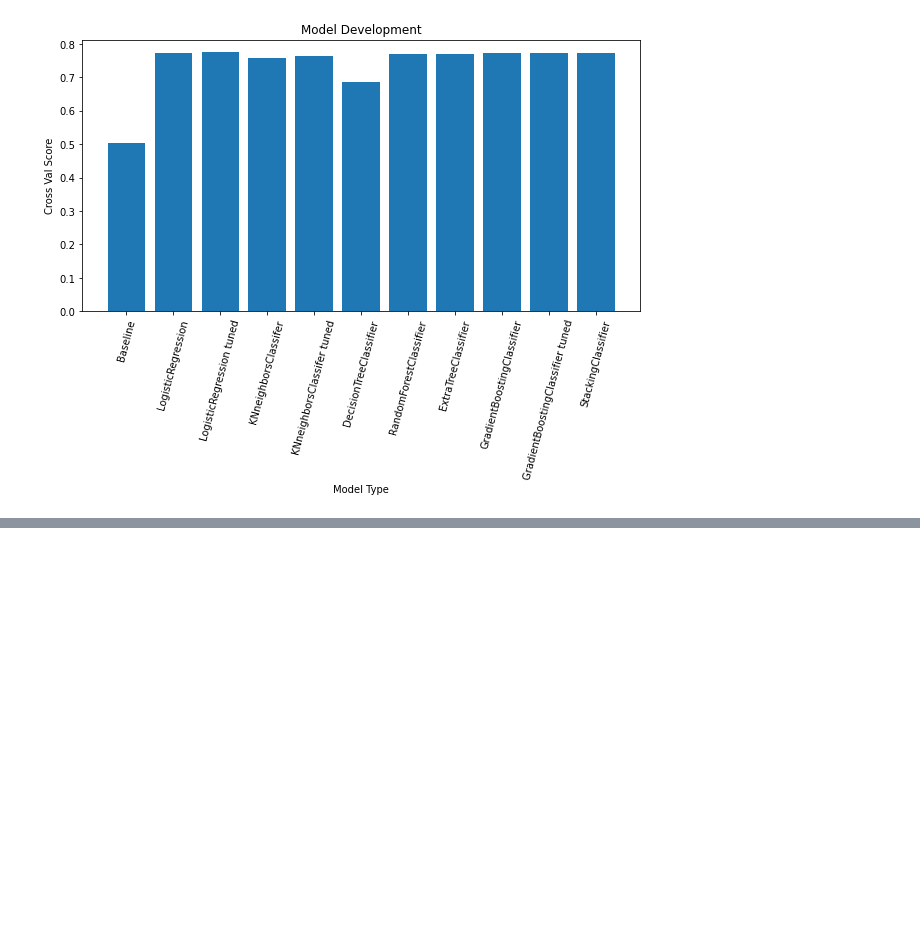
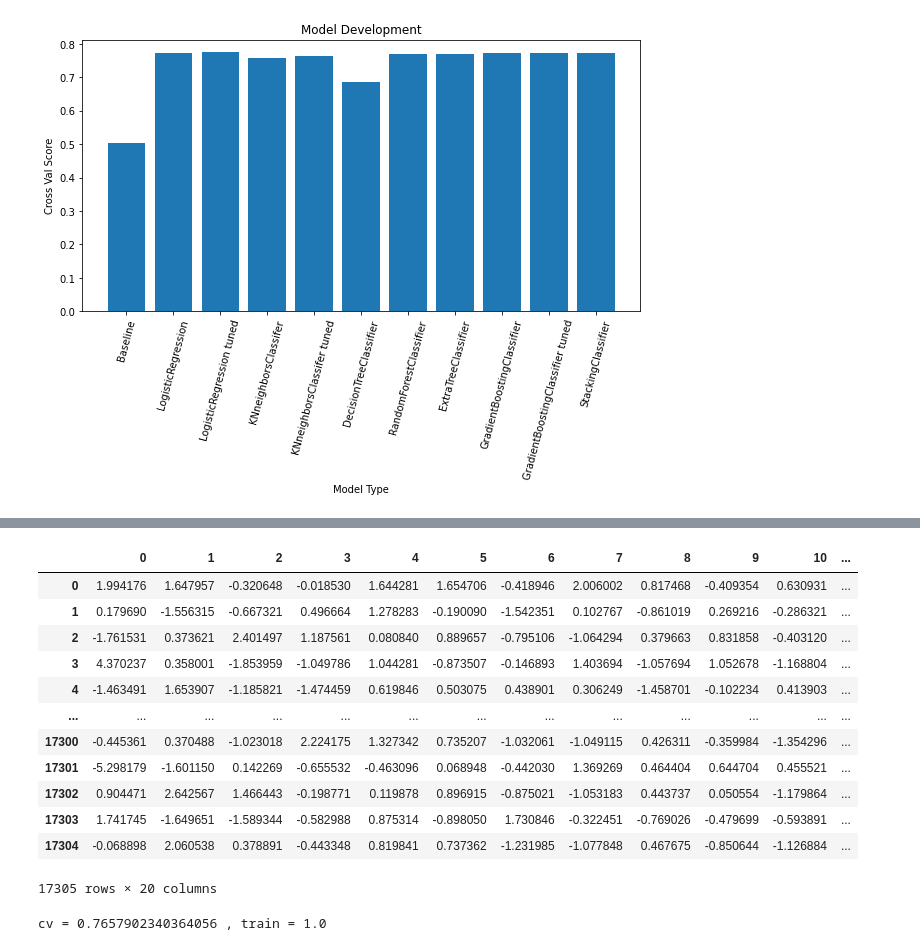
Before and after one commit to KyleWeesner/Catpstone-League_of_Legends_Win_Predictor, a Jupyter notebook: Untitled_Folder/Modeling.ipynb, the cells around one changed output, grey strips where cells are left out. Cells and saved outputs as stored; diff of their text form; code cells hidden in the pictures; blank space fills up the shorter version.

```diff
--- a/Untitled Folder/Modeling.ipynb
+++ b/Untitled_Folder/Modeling.ipynb
@@ -522,0 +675,5 @@ for col in list(abs(heatmap_df.corr().columns)):
+# %%
+subpipe_ss = Pipeline(steps=[('ss', StandardScaler())])
+subpipe_pca = Pipeline(steps=[('pca', PCA())])
+
+ct = ColumnTransformer(transformers= [('subpipe_ss', subpipe_ss, X_train.columns)])
@@ -522,0 +819,28 @@ for col in list(abs(heatmap_df.corr().columns)):
+# %%
+BigPipe = Pipeline(steps=[('ss',StandardScaler()),
+                          ('pca',PCA(n_components=20
+                                    ))])
+
+pd.DataFrame(BigPipe.fit_transform(X_train))
+# %% [output]
+|  | 0 | 1 | 2 | 3 | 4 | 5 | 6 | 7 | 8 | 9 | 10 | ... |
+| 0 | 1.994176 | 1.647957 | -0.320648 | -0.018530 | 1.644281 | 1.654706 | -0.418946 | 2.006002 | 0.817468 | -0.409354 | 0.630931 | ... |
+| 1 | 0.179690 | -1.556315 | -0.667321 | 0.496664 | 1.278283 | -0.190090 | -1.542351 | 0.102767 | -0.861019 | 0.269216 | -0.286321 | ... |
+| 2 | -1.761531 | 0.373621 | 2.401497 | 1.187561 | 0.080840 | 0.889657 | -0.795106 | -1.064294 | 0.379663 | 0.831858 | -0.403120 | ... |
+| 3 | 4.370237 | 0.358001 | -1.853959 | -1.049786 | 1.044281 | -0.873507 | -0.146893 | 1.403694 | -1.057694 | 1.052678 | -1.168804 | ... |
+| 4 | -1.463491 | 1.653907 | -1.185821 | -1.474459 | 0.619846 | 0.503075 | 0.438901 | 0.306249 | -1.458701 | -0.102234 | 0.413903 | ... |
+| ... | ... | ... | ... | ... | ... | ... | ... | ... | ... | ... | ... | ... |
+| 17300 | -0.445361 | 0.370488 | -1.023018 | 2.224175 | 1.327342 | 0.735207 | -1.032061 | -1.049115 | 0.426311 | -0.359984 | -1.354296 | ... |
+| 17301 | -5.298179 | -1.601150 | 0.142269 | -0.655532 | -0.463096 | 0.068948 | -0.442030 | 1.369269 | 0.464404 | 0.644704 | 0.455521 | ... |
+| 17302 | 0.904471 | 2.642567 | 1.466443 | -0.198771 | 0.119878 | 0.896915 | -0.875021 | -1.053183 | 0.443737 | 0.050554 | -1.179864 | ... |
+| 17303 | 1.741745 | -1.649651 | -1.589344 | -0.582988 | 0.875314 | -0.898050 | 1.730846 | -0.322451 | -0.769026 | -0.479699 | -0.593891 | ... |
+| 17304 | -0.068898 | 2.060538 | 0.378891 | -0.443348 | 0.819841 | 0.737362 | -1.231985 | -1.077848 | 0.467675 | -0.850644 | -1.126884 | ... |
+17305 rows × 20 columns
+# %%
+pipe_rfc1= Pipeline(steps=[('BP',BigPipe),
+                            ('rfc',RandomForestClassifier(random_state=3))])
+
+pipe_rfc1.fit(X_train, y_train)
+print(f'cv = {cross_val_score(pipe_rfc1, X_train, y_train).mean()} , train = {pipe_rfc1.score(X_train, y_train)}')
+# %% [output]
+cv = 0.7657902340364056 , train = 1.0
```
Also changed, not shown: parts of 34 cells of this notebook, 6 other files.
